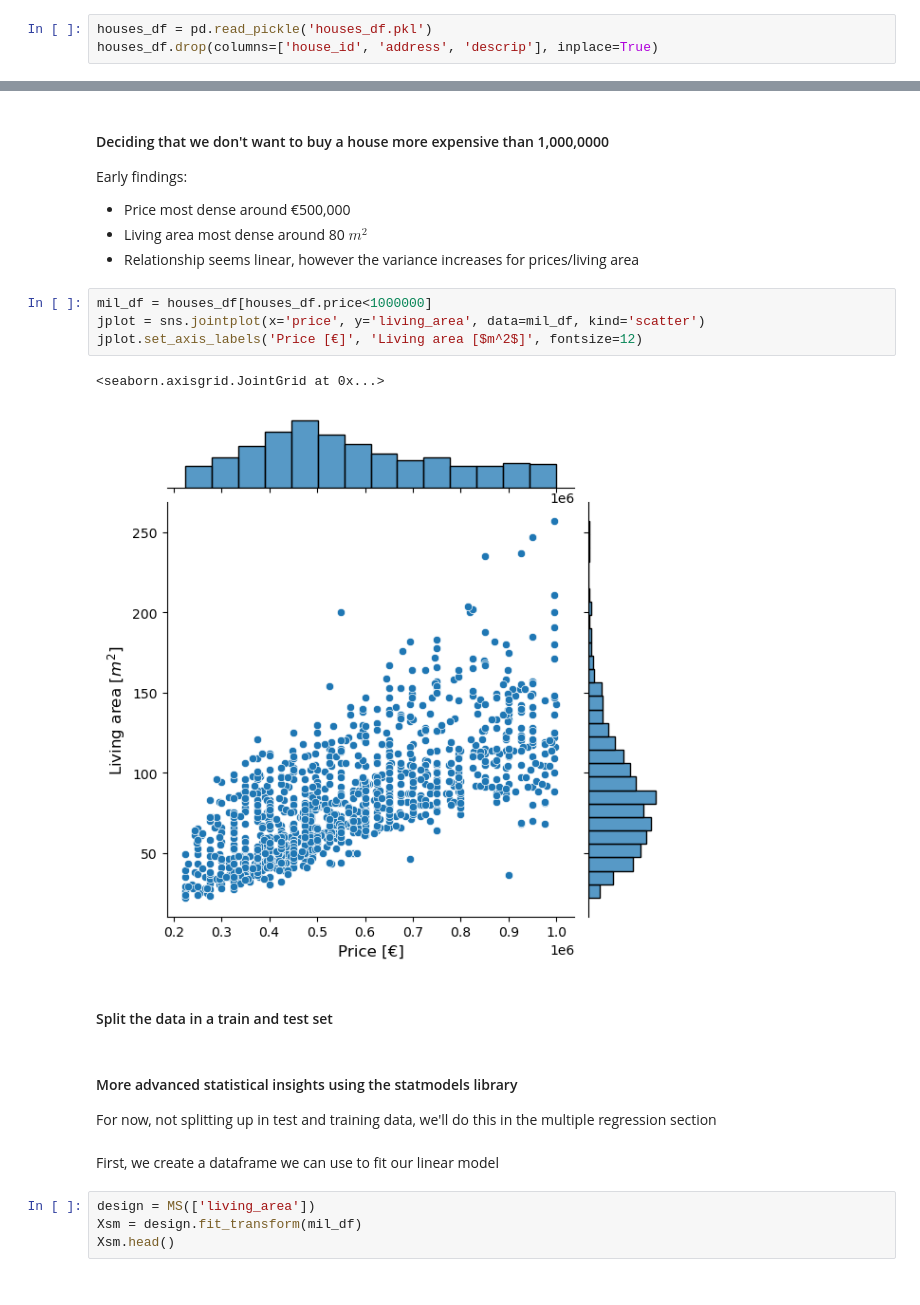
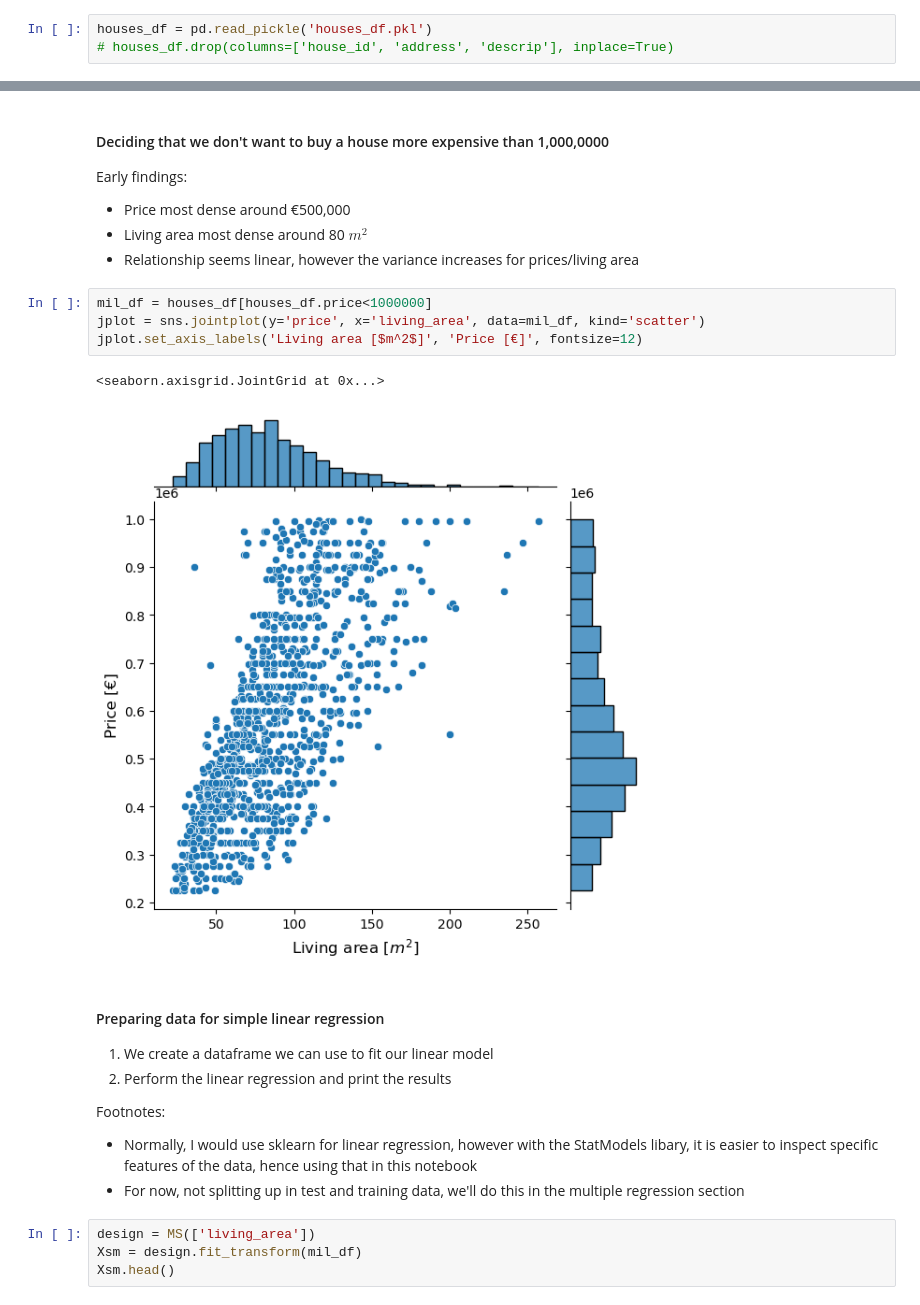
Before and after one commit to luukvanroessel/ML, a Jupyter notebook: funda.ipynb, the cells around one changed output, grey strips where cells are left out. Saved outputs shown, nothing was run; the diff lists cells and outputs as text.

```diff
--- a/funda.ipynb
+++ b/funda.ipynb
@@ -15,4 +15,4 @@ import math
 Use the [funda-scraper](https://pypi.org/project/funda-scraper/) to scrape data from funda. In this notebook, we read the Funda data from a pickle file
 # %%
 houses_df = pd.read_pickle('houses_df.pkl')
-houses_df.drop(columns=['house_id', 'address', 'descrip'], inplace=True)
+# houses_df.drop(columns=['house_id', 'address', 'descrip'], inplace=True)
@@ -54,19 +49,19 @@ Early findings:
 - Relationship seems linear, however the variance increases for prices/living area
 # %%
 mil_df = houses_df[houses_df.price<1000000]
-jplot = sns.jointplot(x='price', y='living_area', data=mil_df, kind='scatter')
-jplot.set_axis_labels('Price [€]', 'Living area [$m^2$]', fontsize=12)
+jplot = sns.jointplot(y='price', x='living_area', data=mil_df, kind='scatter')
+jplot.set_axis_labels('Living area [$m^2$]', 'Price [€]', fontsize=12)
 # %% [output]
 <seaborn.axisgrid.JointGrid at 0x...>
-[figure, old version]
+[figure, new version]
-# %% [markdown]
-#### Split the data in a train and test set
-# %% [markdown]
-#### More advanced statistical insights using the statmodels library
-
-For now, not splitting up in test and training data, we'll do this in the multiple regression section
-# %% [markdown]
-First, we create a dataframe we can use to fit our linear model
+# %% [markdown]
+#### Preparing data for simple linear regression
+1. We create a dataframe we can use to fit our linear model
+2. Perform the linear regression and print the results
+
+Footnotes:
+- Normally, I would use sklearn for linear regression, however with the StatModels libary, it is easier to inspect specific features of the data, hence using that in this notebook
+- For now, not splitting up in test and training data, we'll do this in the multiple regression section
 # %%
 design = MS(['living_area'])
 Xsm = design.fit_transform(mil_df)
```
Also changed, not shown: parts of 18 cells of this notebook.
